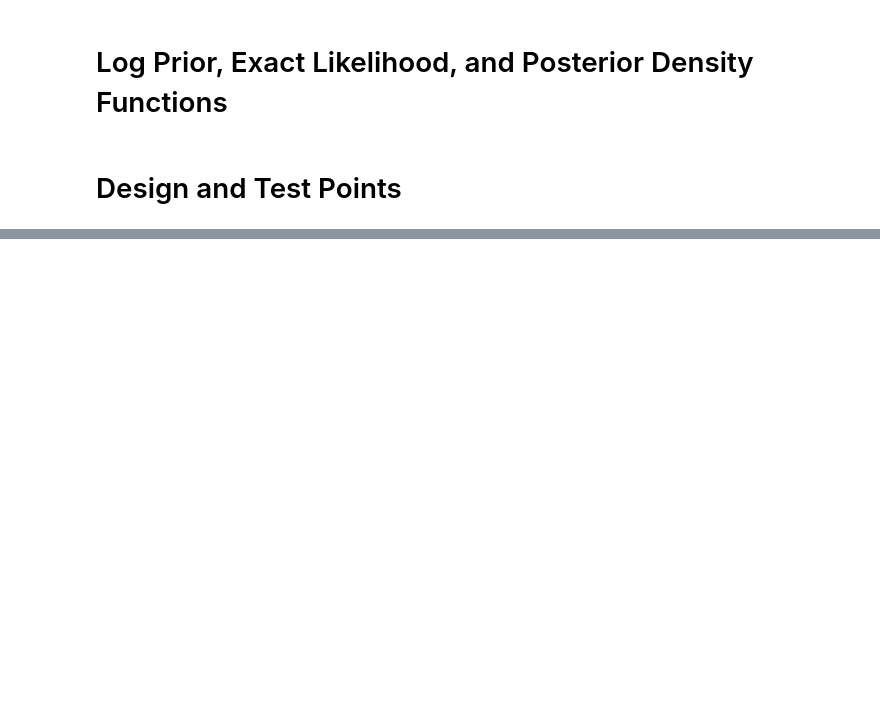
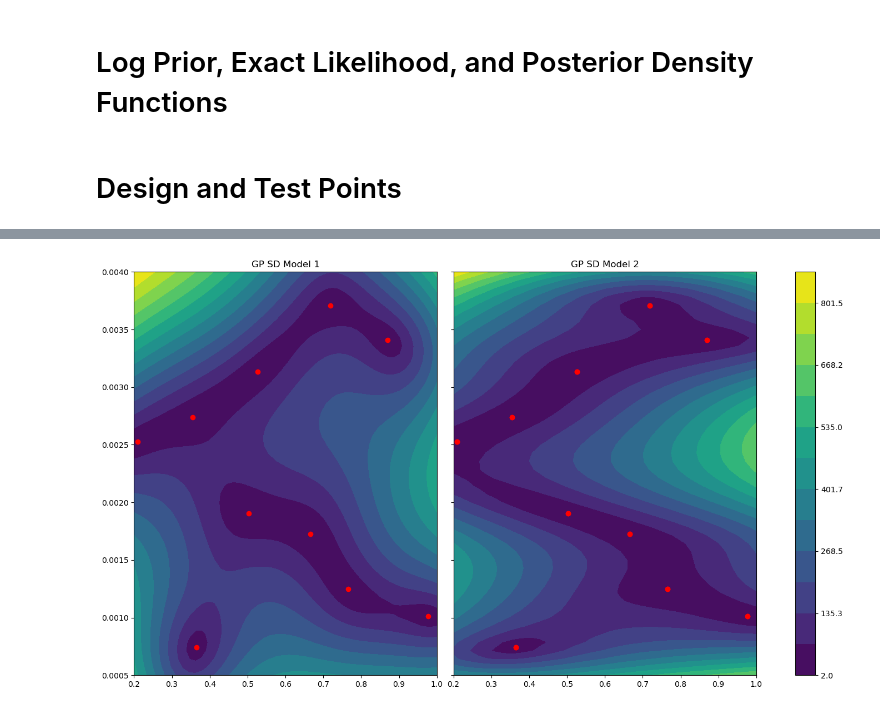
Before and after one commit to arob5/gp-calibration, a Jupyter notebook: scripts/python/vsem_calibration_test.ipynb, the cells around one changed output, grey strips where cells are left out. Saved outputs shown, nothing was run; the diff lists cells and outputs as text; code cells hidden in the pictures; blank space fills up the shorter version.

```diff
--- a/scripts/python/vsem_calibration_test.ipynb
+++ b/scripts/python/vsem_calibration_test.ipynb
@@ -325,0 +497,8 @@ for j in range(dim_par):
+# %%
+with gpModel1:
+    pred1 = gp.predict(Xnew=par_cal_test, point=hyperpar_estimates1, diag=True)
+    pred1_extrap = gp.predict(Xnew=design_extrap_long, point=hyperpar_estimates1, diag=True)
+# %%
+with gpModel2:
+    pred2 = gp.predict(Xnew=par_cal_test, point=hyperpar_estimates2, diag=True)
+    pred2_extrap = gp.predict(Xnew=design_extrap_long, point=hyperpar_estimates2, diag=True)
@@ -325,0 +638,6 @@ for j in range(dim_par):
+# %%
+# GP predictive SD.
+fig_sd = plot_gp_fit_2d(x_grid, np.sqrt(pred_list[0]["var"]), np.sqrt(pred_list[1]["var"]), par_cal_design,
+                        n_levels, ["GP SD Model 1", "GP SD Model 2"])
+# %% [output]
+[figure, added]
```
Also changed, not shown: parts of 36 cells of this notebook, 3 other files.
